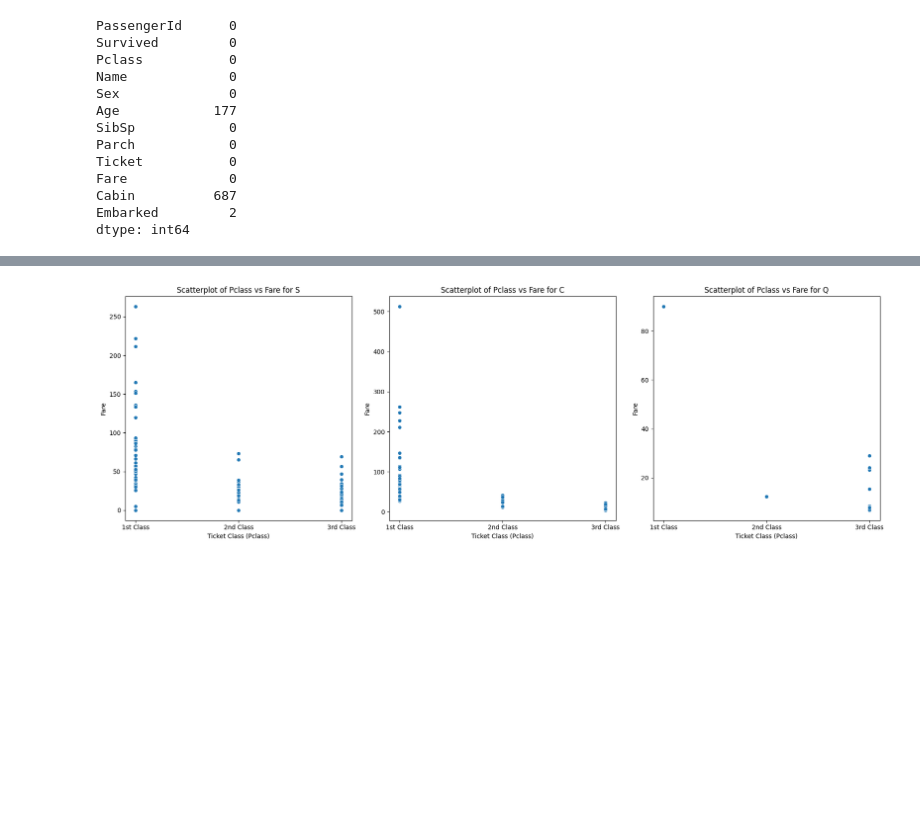
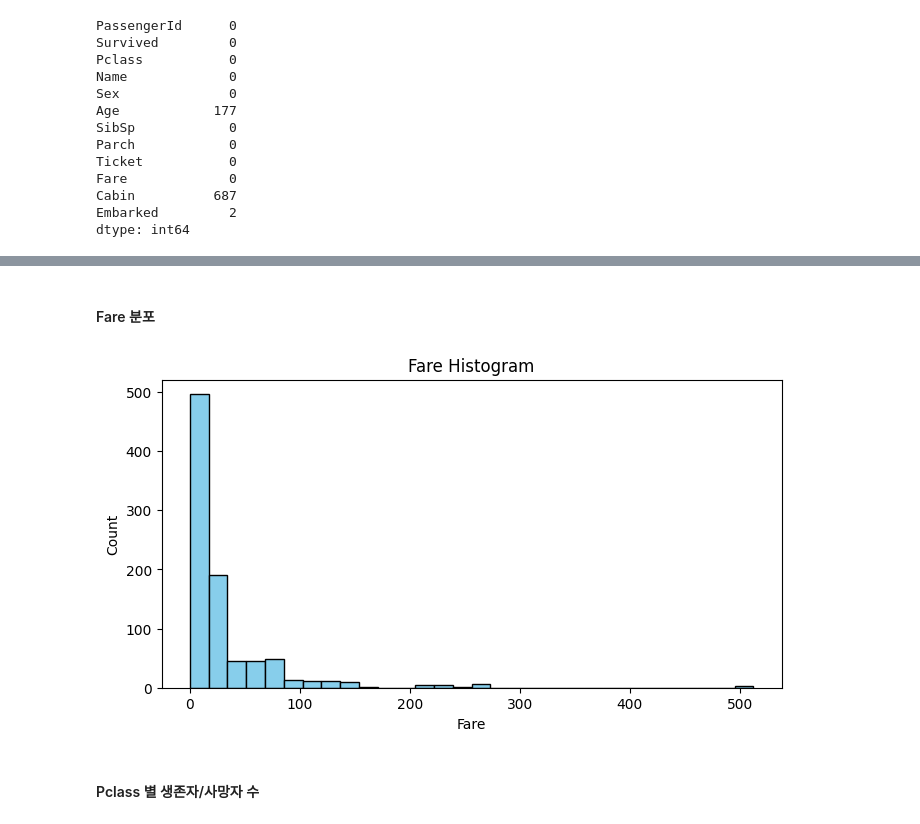
Before and after one commit to kty2001/ML_project, a Jupyter notebook: titanic_analysis.ipynb, the cells around one changed output, grey strips where cells are left out. Cells and saved outputs as stored; diff of their text form; code cells hidden in the pictures; blank space fills up the shorter version.

```diff
--- a/titanic_analysis.ipynb
+++ b/titanic_analysis.ipynb
@@ -269,26 +431,16 @@ plt.show()
-# %%
-fig, axes = plt.subplots(1, 3, figsize=(18, 6))
-
-# 기항지 리스트
-embarked_ports = df["Embarked"].unique()
-
-# 각 기항지에 대해 산점도 그리기
-for i, port in enumerate(embarked_ports[:3]):
-    sns.scatterplot(data=df[df["Embarked"] == port],
-                    x="Pclass",
-                    y="Fare",
-                    ax=axes[i])
-    axes[i].set_title(f"Scatterplot of Pclass vs Fare for {port}")
-    axes[i].set_xlabel("Ticket Class (Pclass)")
-    axes[i].set_ylabel("Fare")
-    axes[i].set_xticks([1, 2, 3])  # X축 ticks 설정
-    axes[i].set_xticklabels(["1st Class", "2nd Class", "3rd Class"])
-
-# 레이아웃 조정 및 출력
-plt.tight_layout()
-plt.show()
-# %% [output]
-[figure, removed]
+# %% [markdown]
+#### Fare 분포
+# %%
+plt.figure(figsize=(8, 4))
+plt.hist(df['Fare'], bins=30, color='skyblue', edgecolor='black')
+plt.title("Fare Histogram")
+plt.xlabel("Fare")
+plt.ylabel("Count")
+plt.show()
+# %% [output]
+[figure, added]
+# %% [markdown]
+#### Pclass 별 생존자/사망자 수
 # %%
 plt.figure(figsize=(8, 6))
 sns.countplot(data=df, x="Pclass", hue="Survived", palette="viridis")
```
Also changed, not shown: parts of 61 cells of this notebook, 5 other files.
